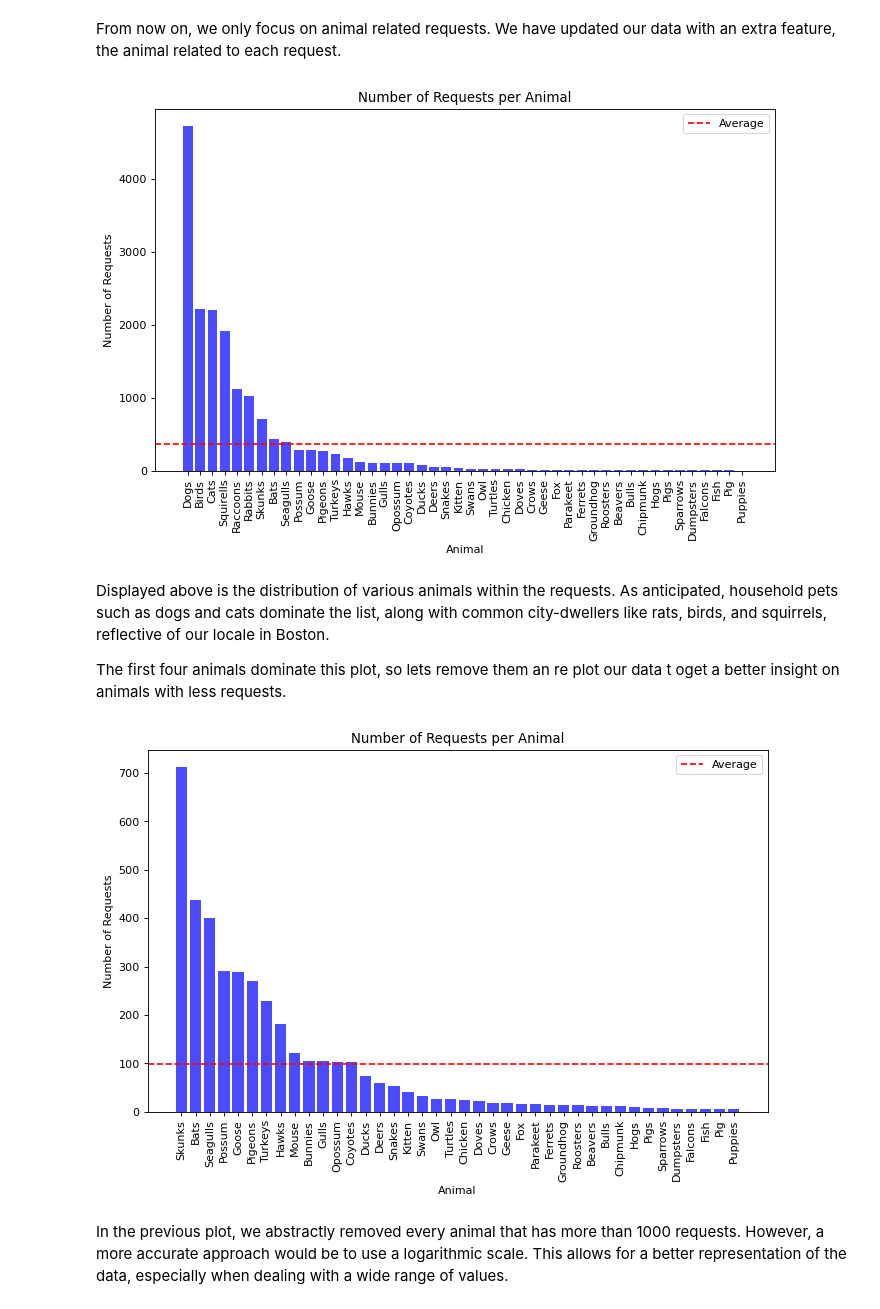
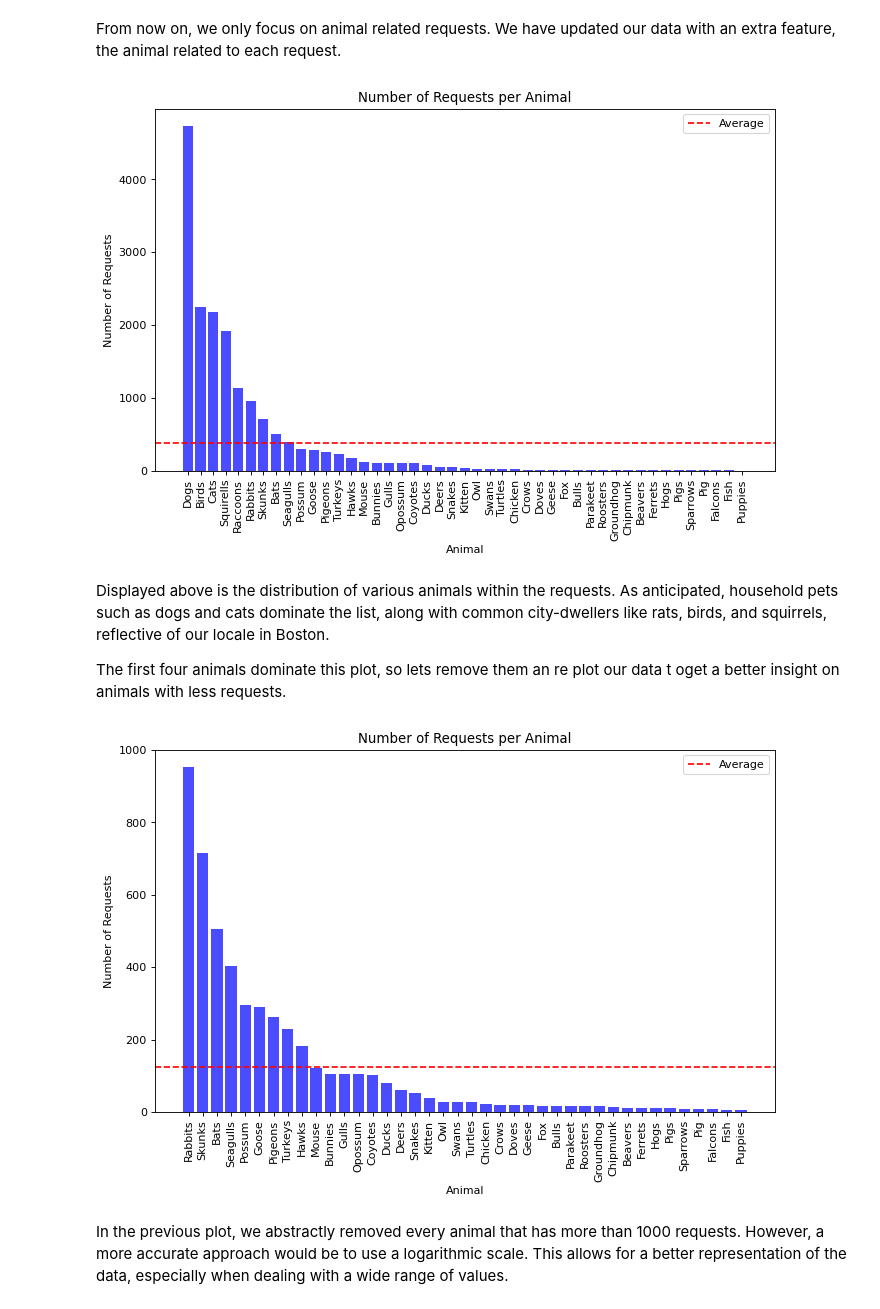
Before and after one commit to BU-Spark/ds-boston-311-animal-reports, a Jupyter notebook: sp24-team-d/Mid-Semester.ipynb, the cells around one changed output. Cells and saved outputs as stored; diff of their text form; code cells hidden in the pictures.

```diff
--- a/sp24-team-d/Mid-Semester.ipynb
+++ b/sp24-team-d/Mid-Semester.ipynb
@@ -21,25 +14,19 @@ with open('Datasets/filtered_animal_counts.csv') as f:
 # %%
-animal_requests = {}
-with open('Datasets/filtered_animal_counts.csv') as f:
-    f.readline()
-    for line in f:
-        animal, count = line.strip().split(',')
-        filtered_animals[animal] = int(count)
-for animal in filtered_animals.keys():
-    animal_requests[animal] = len(df[df['animal'] == animal])
+# get the number of each distinct animal in the dataset
+animal_requests = df['animal'].value_counts()
 # sort the dict and plot it. add a line wit the average number of requests
 sorted_animal_requests = dict(sorted(animal_requests.items(), key=lambda item: item[1], reverse=True))
 plt.figure(figsize=(10, 6), dpi=80)
 plt.bar(sorted_animal_requests.keys(), sorted_animal_requests.values(), color='b', alpha=0.7)
 plt.axhline(y=np.mean(list(sorted_animal_requests.values())), color='r', linestyle='--', label='Average')
 plt.xlabel('Animal')
 plt.ylabel('Number of Requests')
 plt.title('Number of Requests per Animal')
 plt.xticks(rotation=90)
 plt.legend()
 plt.show()
 # %% [output]
-[figure, old version]
+[figure, new version]
 # %% [markdown]
 Displayed above is the distribution of various animals within the requests. As anticipated, household pets such as dogs and cats dominate the list, along with common city-dwellers like rats, birds, and squirrels, reflective of our locale in Boston.
 
@@ -60,7 +47,7 @@ plt.axhline(y=sum(animal_requests_filtered.values()) / len(animal_requests_filte
 plt.legend()
 plt.show()
 # %% [output]
-[figure, old version]
+[figure, new version]
 # %% [markdown]
 In the previous plot, we abstractly removed every animal that has more than 1000 requests. However, a more accurate approach would be to use a logarithmic scale. This allows for a better representation of the data, especially when dealing with a wide range of values.
 # %%
```
Also changed, not shown: parts of 13 cells of this notebook, 1 other file.
